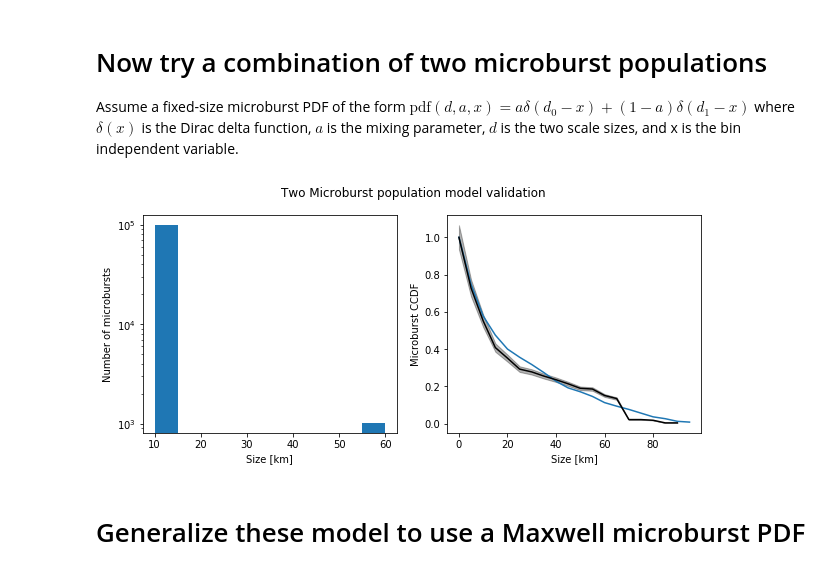
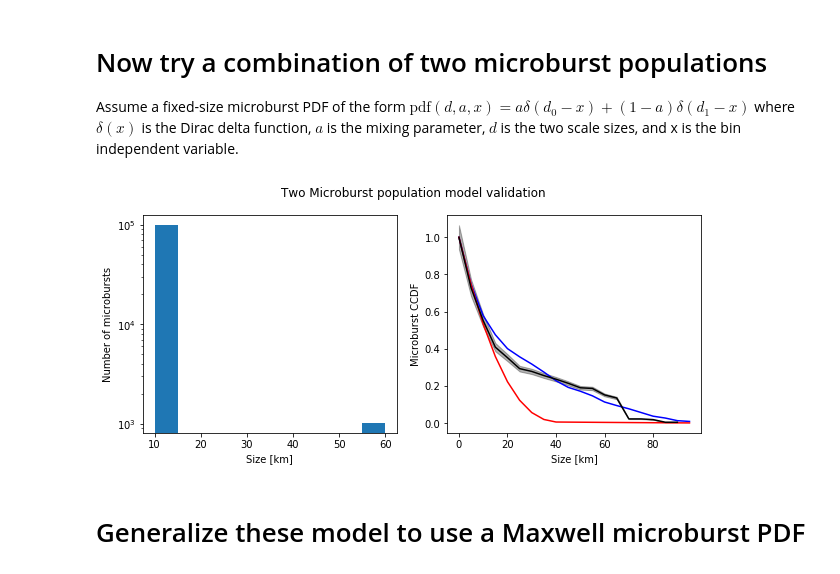
Before and after one commit to mshumko/ac6_microburst_scale_sizes, a Jupyter notebook: models/microburst_scale_size_model.ipynb, the cells around one changed output. Saved outputs shown, nothing was run; the diff lists cells and outputs as text; code cells hidden in the pictures.

Commit message:
Validating the analytic two population model. It is different so I have to debug it more.

```diff
--- a/models/microburst_scale_size_model.ipynb
+++ b/models/microburst_scale_size_model.ipynb
@@ -273,20 +273,23 @@ d = np.array([20, 120]) # [20, 120]
 # %%
 r_array = np.random.choice(d/2, size=int(1E5), p=[a, (1-a)])
 cdf_brute_two_population = mc_brute_force(r_array, n_bursts=int(1E5), bins=bins)
+# %%
+cdf_analytic_two_population = a*F(d[0], bins) + (1-a)*F(d[1], bins)
 # %%
 _, ax = plt.subplots(1, 2, figsize=(10, 4))
 ax[0].hist(r_array, density=False)
-ax[1].plot(bins, cdf_brute_two_population);
+ax[1].plot(bins, cdf_brute_two_population, c='b');
+ax[1].plot(bins, cdf_analytic_two_population, c='r');
 ax[1].plot(cdf_data['Separation [km]'], cdf_data['CDF'], c='k', label='_nolegend_')
 ax[1].fill_between(cdf_data['Separation [km]'],
                  cdf_data['CDF']-cdf_data['CDF_std'],
                  cdf_data['CDF']+cdf_data['CDF_std'],
                  color='k', alpha=0.3, label='data');
 ax[0].set(yscale='log', xlabel='Size [km]', ylabel='Number of microbursts')
 ax[1].set(xlabel='Size [km]', ylabel='Microburst CCDF')
 plt.suptitle('Two Microburst population model validation');
 # %% [output]
-[figure, old version]
+[figure, new version]
 # %% [markdown]
 # Generalize these model to use a Maxwell microburst PDF
 # %%
```
